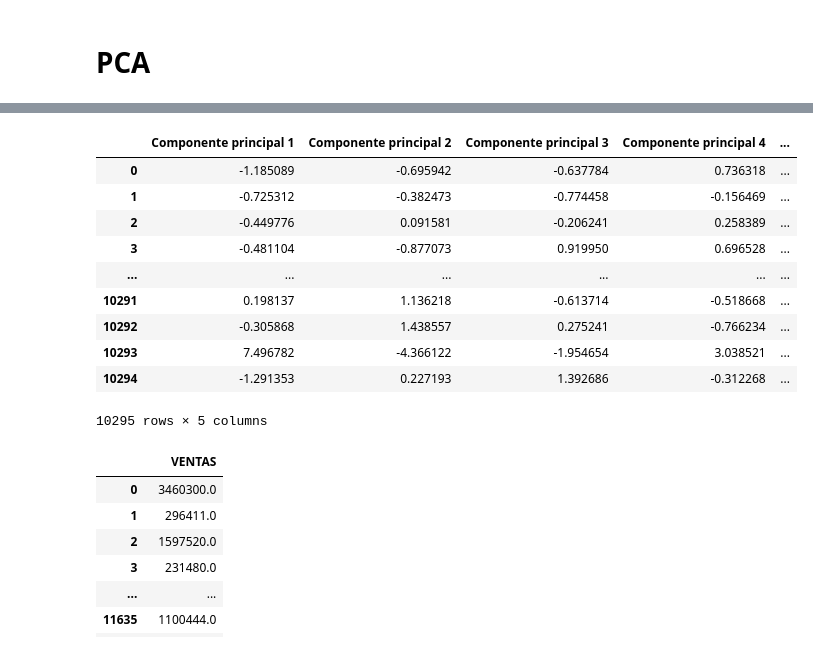
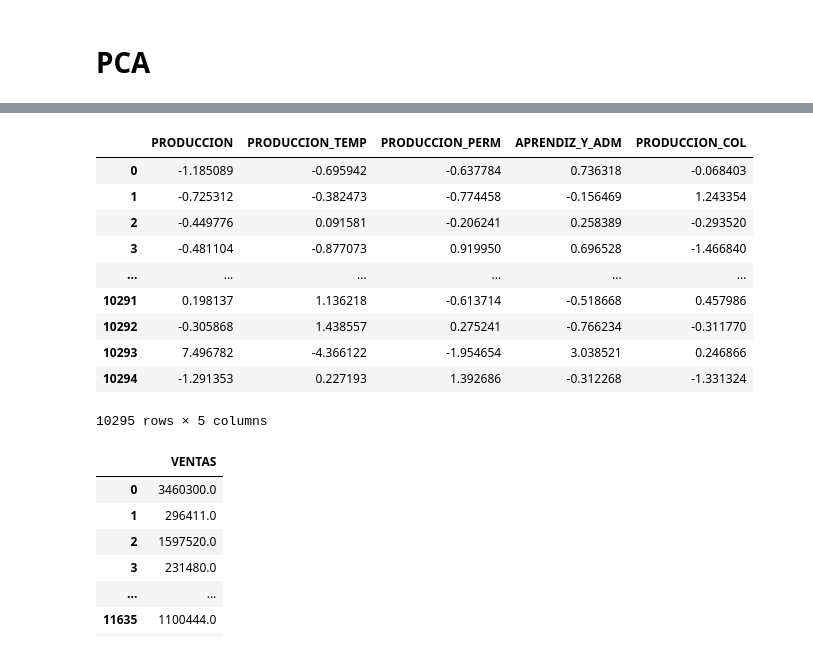
Before and after one commit to KatherinAcosta/Proyecto2018, a Jupyter notebook: 4.1.1 PCA Recursos humanos.ipynb, the cells around one changed output, grey strips where cells are left out. Cells and saved outputs as stored; diff of their text form; code cells hidden in the pictures.

```diff
--- a/4.1.1 PCA Recursos humanos.ipynb
+++ b/4.1.1 PCA Recursos humanos.ipynb
@@ -343,17 +341,17 @@ Y_1=sklearn_PCA.fit_transform(X_std)
 # %%
-PCArecursosh = pd.DataFrame(data = Y_1, columns = ['Componente principal 1', 'Componente principal 2','Componente principal 3', 'Componente principal 4','Componente principal 5'])
+PCArecursosh = pd.DataFrame(data = Y_1, columns = ['PRODUCCION', 'PRODUCCION_TEMP','PRODUCCION_PERM', 'APRENDIZ_Y_ADM','PRODUCCION_COL'])
 PCArecursosh.head(10295)
 # %% [output]
-|  | Componente principal 1 | Componente principal 2 | Componente principal 3 | Componente principal 4 | ... |
-| 0 | -1.185089 | -0.695942 | -0.637784 | 0.736318 | ... |
-| 1 | -0.725312 | -0.382473 | -0.774458 | -0.156469 | ... |
-| 2 | -0.449776 | 0.091581 | -0.206241 | 0.258389 | ... |
-| 3 | -0.481104 | -0.877073 | 0.919950 | 0.696528 | ... |
+|  | PRODUCCION | PRODUCCION_TEMP | PRODUCCION_PERM | APRENDIZ_Y_ADM | PRODUCCION_COL |
+| 0 | -1.185089 | -0.695942 | -0.637784 | 0.736318 | -0.068403 |
+| 1 | -0.725312 | -0.382473 | -0.774458 | -0.156469 | 1.243354 |
+| 2 | -0.449776 | 0.091581 | -0.206241 | 0.258389 | -0.293520 |
+| 3 | -0.481104 | -0.877073 | 0.919950 | 0.696528 | -1.466840 |
 | ... | ... | ... | ... | ... | ... |
-| 10291 | 0.198137 | 1.136218 | -0.613714 | -0.518668 | ... |
-| 10292 | -0.305868 | 1.438557 | 0.275241 | -0.766234 | ... |
-| 10293 | 7.496782 | -4.366122 | -1.954654 | 3.038521 | ... |
-| 10294 | -1.291353 | 0.227193 | 1.392686 | -0.312268 | ... |
+| 10291 | 0.198137 | 1.136218 | -0.613714 | -0.518668 | 0.457986 |
+| 10292 | -0.305868 | 1.438557 | 0.275241 | -0.766234 | -0.311770 |
+| 10293 | 7.496782 | -4.366122 | -1.954654 | 3.038521 | 0.246866 |
+| 10294 | -1.291353 | 0.227193 | 1.392686 | -0.312268 | -1.331324 |
 10295 rows × 5 columns
 # %%
 establecimiento=total[['VENTAS']].head(10295)
```
Also changed, not shown: parts of 6 cells of this notebook.
